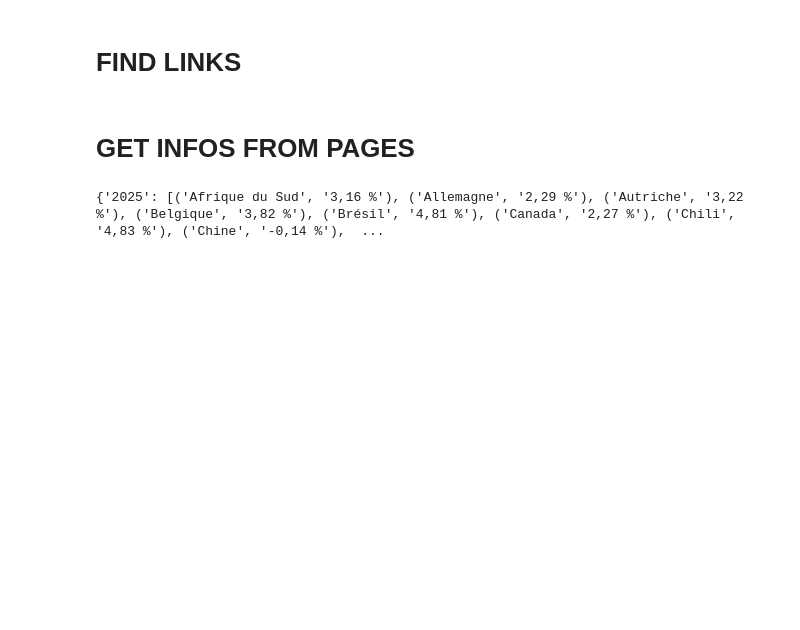
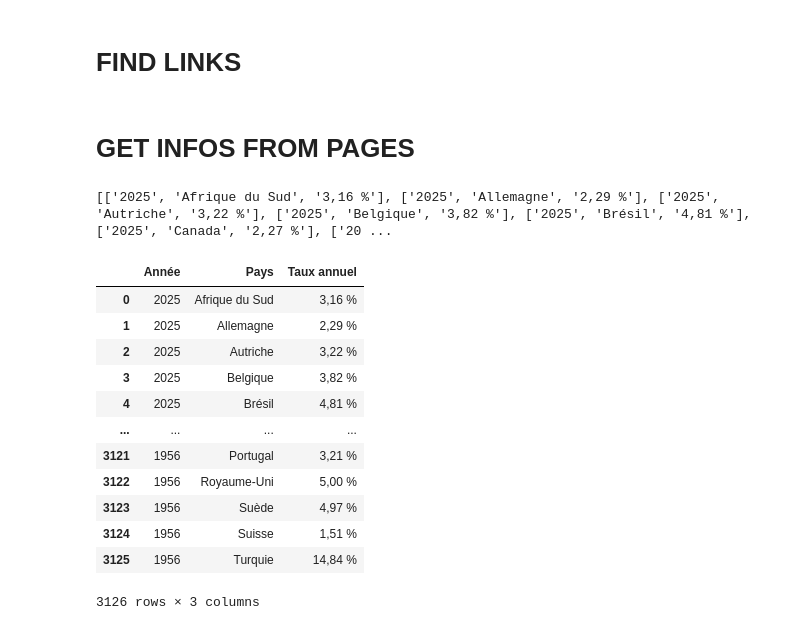
Before and after one commit to canopee-europe/data_analysis, a Jupyter notebook: economics/inflation_scraping.ipynb, the cells around one changed output. Drawn from its saved outputs; the diff is of its cells as text; code cells hidden in the pictures; blank space fills up the shorter version.

Commit message:
inflation scraping dict to tuple

```diff
--- a/economics/inflation_scraping.ipynb
+++ b/economics/inflation_scraping.ipynb
@@ -33,24 +34,40 @@ options = webdriver.ChromeOptions()
 options.add_argument('--headless')
 driver_2 = webdriver.Chrome(options=options)
 
-dict_inflation = {}
+data = []
 
 for url in urls_storage:
     driver_2.get(url)
     year = re.search(r'(\d{4})', url).group(1)
     first_table = driver_2.find_element(By.TAG_NAME, "table")
     rows = first_table.find_elements(By.TAG_NAME, "tr")
-    dict_inflation[year] = []
 
     for row in rows[1:]:
         columns = row.find_elements(By.TAG_NAME, "td")
         if len(columns) >= 4:
             country = columns[1].get_attribute("textContent").strip()
             inflation = columns[3].get_attribute("textContent").strip()
-            dict_inflation[year].append((country, inflation))
+            data.append([year, country, inflation])
 
-print(dict_inflation)
+print(data)
 
 driver_2.quit()
 # %% [output]
-{'2025': [('Afrique du Sud', '3,16 %'), ('Allemagne', '2,29 %'), ('Autriche', '3,22 %'), ('Belgique', '3,82 %'), ('Brésil', '4,81 %'), ('Canada', '2,27 %'), ('Chili', '4,83 %'), ('Chine', '-0,14 %'),  ...
+[['2025', 'Afrique du Sud', '3,16 %'], ['2025', 'Allemagne', '2,29 %'], ['2025', 'Autriche', '3,22 %'], ['2025', 'Belgique', '3,82 %'], ['2025', 'Brésil', '4,81 %'], ['2025', 'Canada', '2,27 %'], ['20 ...
+# %%
+df = pd.DataFrame(data, columns=["Année", "Pays", "Taux annuel"])
+df
+# %% [output]
+|  | Année | Pays | Taux annuel |
+| 0 | 2025 | Afrique du Sud | 3,16 % |
+| 1 | 2025 | Allemagne | 2,29 % |
+| 2 | 2025 | Autriche | 3,22 % |
+| 3 | 2025 | Belgique | 3,82 % |
+| 4 | 2025 | Brésil | 4,81 % |
+| ... | ... | ... | ... |
+| 3121 | 1956 | Portugal | 3,21 % |
+| 3122 | 1956 | Royaume-Uni | 5,00 % |
+| 3123 | 1956 | Suède | 4,97 % |
+| 3124 | 1956 | Suisse | 1,51 % |
+| 3125 | 1956 | Turquie | 14,84 % |
+3126 rows × 3 columns
```
Also changed, not shown: parts of 2 cells of this notebook.
